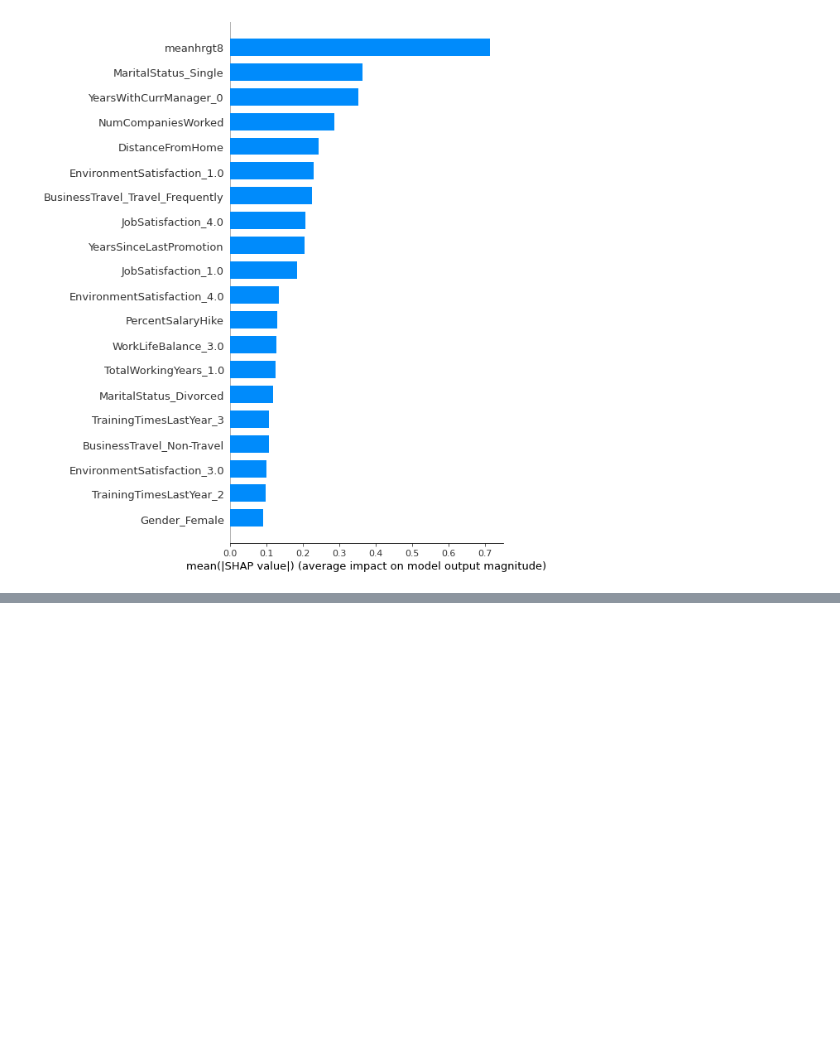
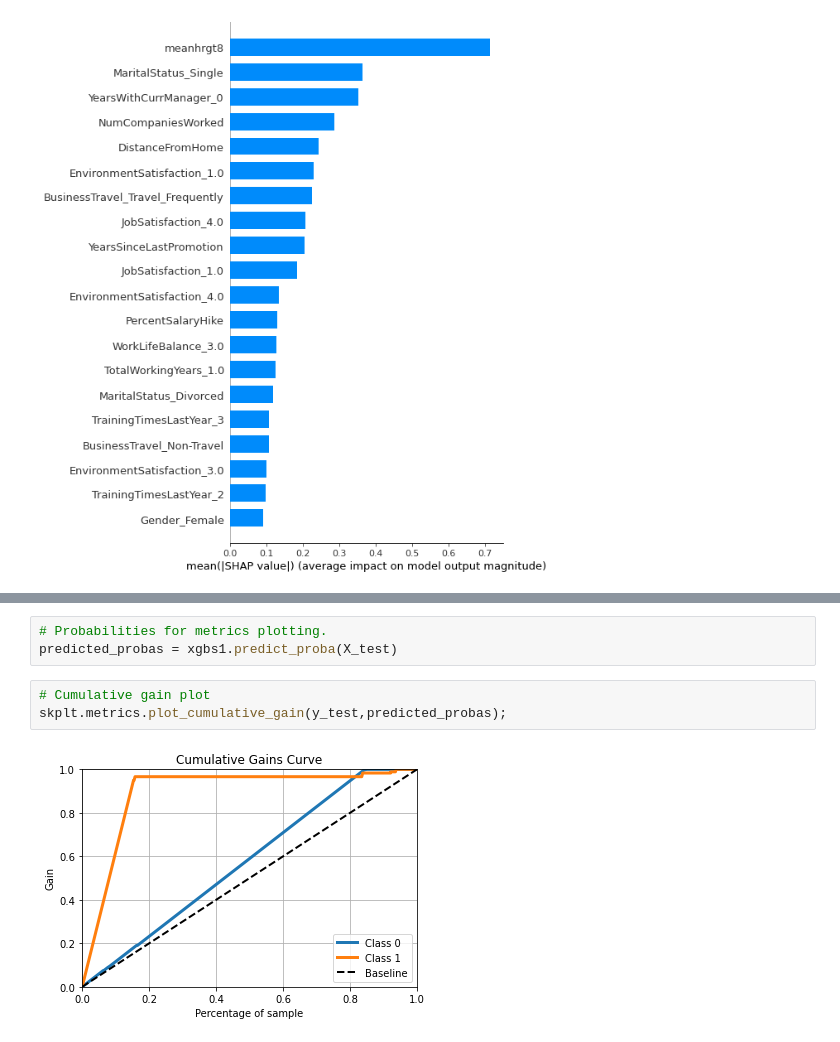
Before and after one commit to Stephen-Cole267/Data_Science_Project_HR_Analytics, a Jupyter notebook: AndrewLogan/Xander_HR_Analytics_Ex.ipynb, the cells around one changed output, grey strips where cells are left out. Drawn from its saved outputs; the diff is of its cells as text; blank space fills up the shorter version.

```diff
--- a/AndrewLogan/Xander_HR_Analytics_Ex.ipynb
+++ b/AndrewLogan/Xander_HR_Analytics_Ex.ipynb
@@ -1118,0 +1244,8 @@ shap.summary_plot(shap_values, X_test)
+# %%
+# Probabilities for metrics plotting.
+predicted_probas = xgbs1.predict_proba(X_test)
+# %%
+# Cumulative gain plot
+skplt.metrics.plot_cumulative_gain(y_test,predicted_probas);
+# %% [output]
+[figure, added]
```
Also changed, not shown: parts of 50 cells of this notebook.
